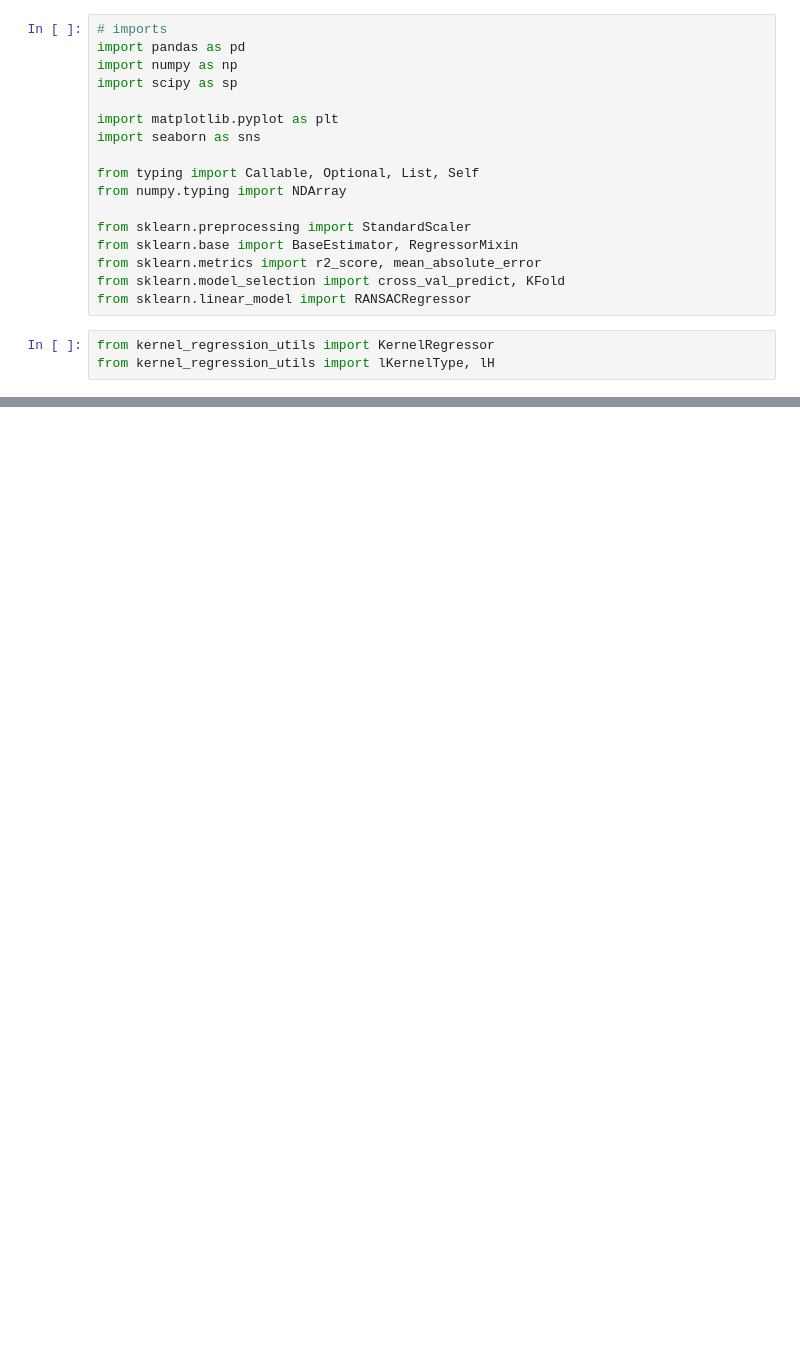
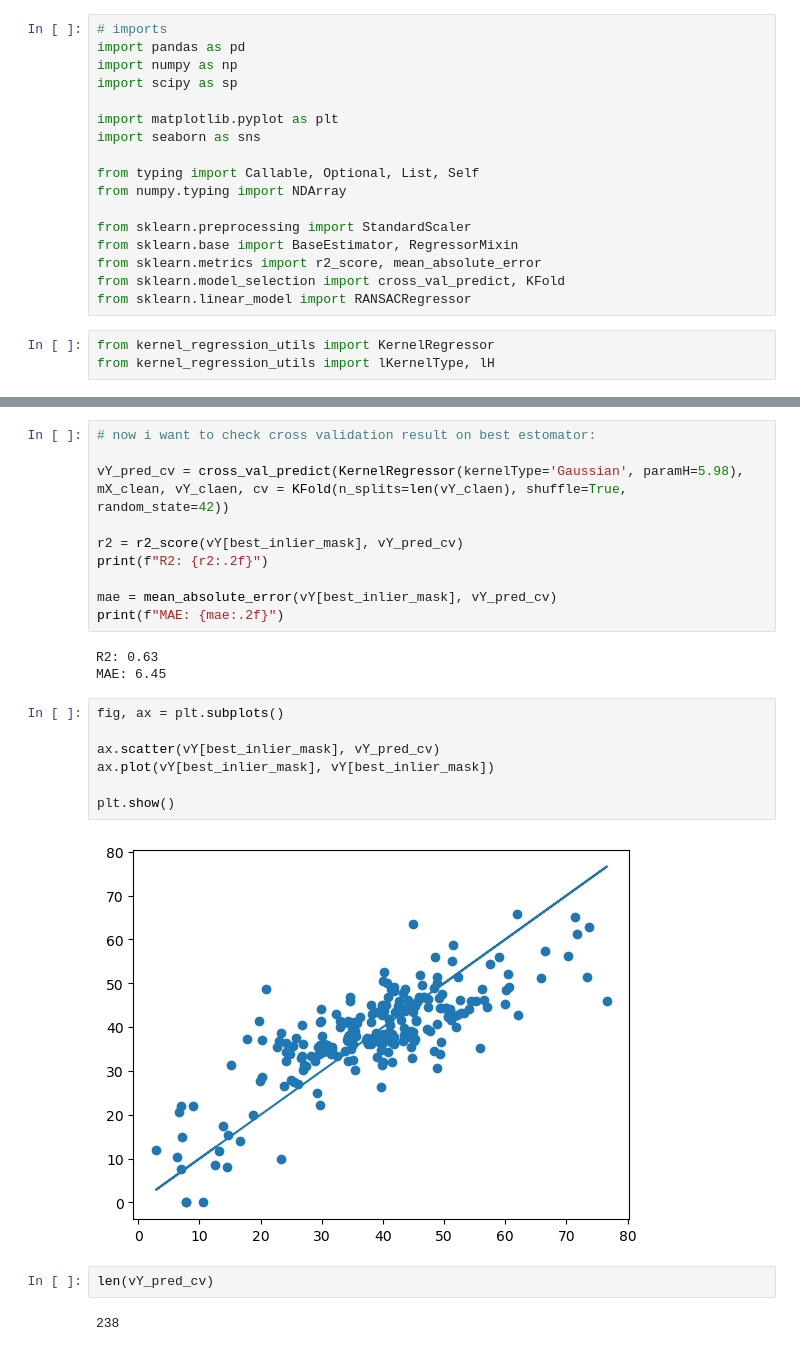
Before and after one commit to kiriyevskykiril/ai-program-2026, a Jupyter notebook: project_1/kernel_regression_Imax.ipynb, the cells around one changed output, grey strips where cells are left out. Cells and saved outputs as stored; diff of their text form; blank space fills up the shorter version.

```diff
--- a/project_1/kernel_regression_Imax.ipynb
+++ b/project_1/kernel_regression_Imax.ipynb
@@ -102,0 +206,26 @@ print(f"Best MAE={best_mae:.3f}")
+# %%
+# now i want to check cross validation result on best estomator:
+
+vY_pred_cv = cross_val_predict(KernelRegressor(kernelType='Gaussian', paramH=5.98), mX_clean, vY_claen, cv = KFold(n_splits=len(vY_claen), shuffle=True, random_state=42))
+
+r2 = r2_score(vY[best_inlier_mask], vY_pred_cv)
+print(f"R2: {r2:.2f}")
+
+mae = mean_absolute_error(vY[best_inlier_mask], vY_pred_cv)
+print(f"MAE: {mae:.2f}")
+# %% [output]
+R2: 0.63
+MAE: 6.45
+# %%
+fig, ax = plt.subplots()
+
+ax.scatter(vY[best_inlier_mask], vY_pred_cv)
+ax.plot(vY[best_inlier_mask], vY[best_inlier_mask])
+
+plt.show()
+# %% [output]
+[figure, added]
+# %%
+len(vY_pred_cv)
+# %% [output]
+238
```
Also changed, not shown: parts of 11 cells of this notebook, 4 other files.
